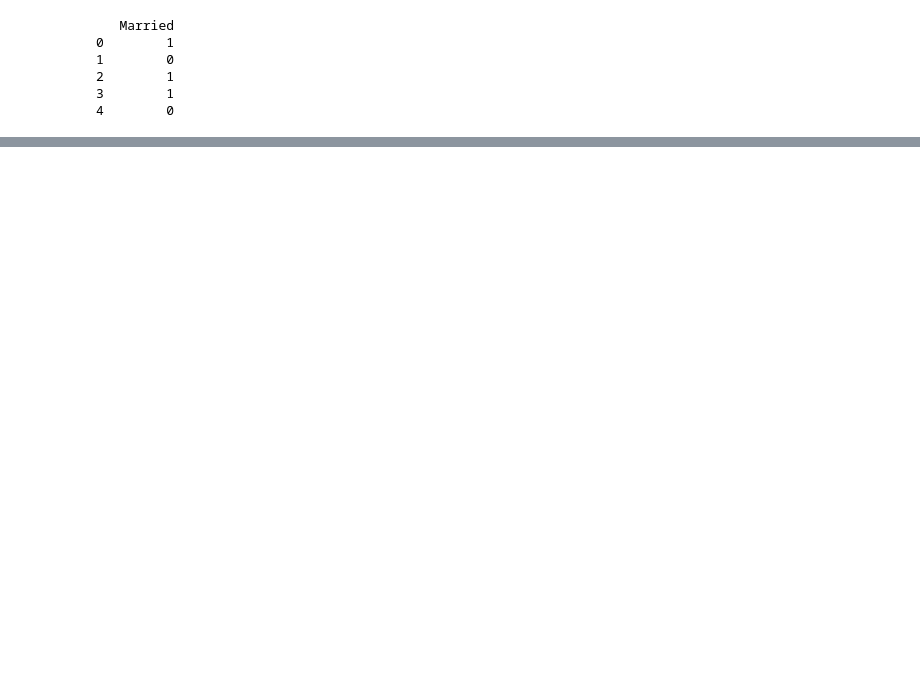
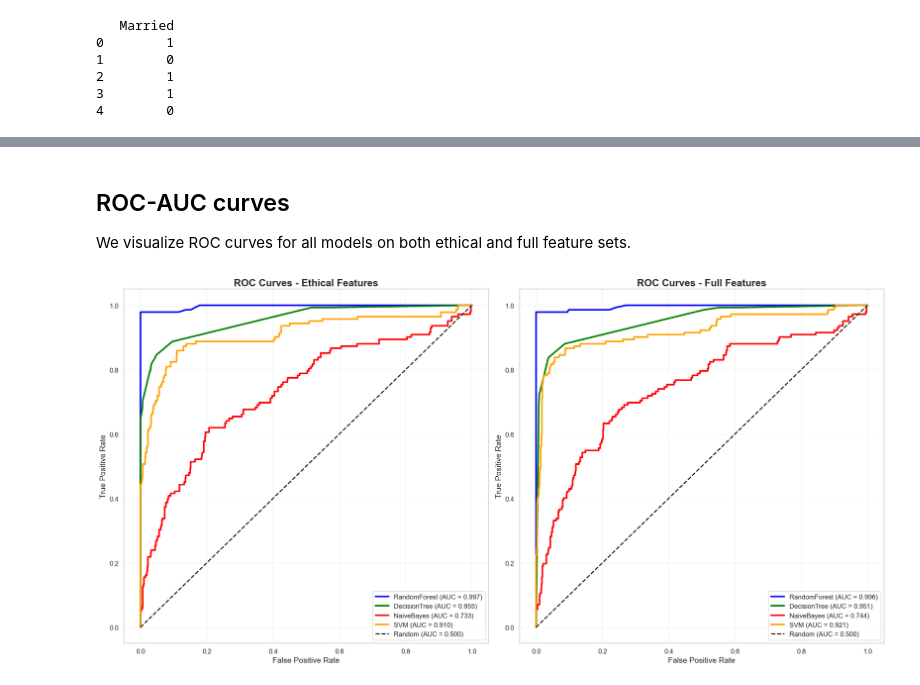
Before and after one commit to Low8/AI-group_5, a Jupyter notebook: project.ipynb, the cells around one changed output, grey strips where cells are left out. Cells and saved outputs as stored; diff of their text form; code cells hidden in the pictures; blank space fills up the shorter version.

Commit message:
some changes
ethical vs non ethical + roc auc

```diff
--- a/project.ipynb
+++ b/project.ipynb
@@ -325,8 +321,5 @@ print(final_df[['Married']].head())
 # %%
 final_df.to_csv(os.path.join('data', 'final_data_processed.csv'), index=False)
 # %%
-y = final_df["Attrition"]
-X = final_df.drop("Attrition", axis=1)
-
-X_train, X_test, y_train, y_test = train_test_split(X, y, test_size=0.3, random_state=42)
+# Data saved. Next: Ethical filtering and model training (see cells 24-35)
 # %% [markdown]
@@ -396,10 +326,0 @@ display(importance_df)  # Top 10 features
-# %%
-def report(y_test, y_pred, model_selected):
-    conf_matrix_log_reg = confusion_matrix(y_test, y_pred)
-    print(f"Confusion matrix ({model_selected}):\n", conf_matrix_log_reg)
-
-    class_report_log_reg = classification_report(y_test, y_pred)
-    print(f"Classification report ({model_selected}):\n", class_report_log_reg)
-
-for name, result in y_pred.items():
-    report(y_test, result, name)
@@ -427,0 +526,50 @@ weighted avg       0.84      0.75      0.78      1323
+# %% [markdown]
+## ROC-AUC curves
+
+We visualize ROC curves for all models on both ethical and full feature sets.
+# %%
+# Plot ROC curves for all models
+
+fig, axes = plt.subplots(1, 2, figsize=(20, 10))
+
+model_names = ['RandomForest', 'DecisionTree', 'NaiveBayes', 'SVM']
+colors = ['blue', 'green', 'red', 'orange']
+
+# Ethical features
+for i, name in enumerate(model_names):
+    if name in models_eth:
+        model = models_eth[name]
+        y_proba = model.predict_proba(X_test_eth_scaled)[:, 1]
+        fpr, tpr, _ = roc_curve(y_test_eth, y_proba)
+        auc = roc_auc_score(y_test_eth, y_proba)
+        axes[0].plot(fpr, tpr, label=f"{name} (AUC = {auc:.3f})", color=colors[i], linewidth=3)
+
+axes[0].plot([0, 1], [0, 1], 'k--', label='Random (AUC = 0.500)', linewidth=2)
+axes[0].set_title('ROC Curves - Ethical Features', fontsize=18, fontweight='bold')
+axes[0].set_xlabel('False Positive Rate', fontsize=14)
+axes[0].set_ylabel('True Positive Rate', fontsize=14)
+axes[0].legend(loc='lower right', fontsize=12)
+axes[0].tick_params(labelsize=12)
+axes[0].grid(True, alpha=0.3)
+
+# Full features
+for i, name in enumerate(model_names):
+    if name in models_full:
+        model = models_full[name]
+        y_proba = model.predict_proba(X_test_full_scaled)[:, 1]
+        fpr, tpr, _ = roc_curve(y_test_full, y_proba)
+        auc = roc_auc_score(y_test_full, y_proba)
+        axes[1].plot(fpr, tpr, label=f"{name} (AUC = {auc:.3f})", color=colors[i], linewidth=3)
+
+axes[1].plot([0, 1], [0, 1], 'k--', label='Random (AUC = 0.500)', linewidth=2)
+axes[1].set_title('ROC Curves - Full Features', fontsize=18, fontweight='bold')
+axes[1].set_xlabel('False Positive Rate', fontsize=14)
+axes[1].set_ylabel('True Positive Rate', fontsize=14)
+axes[1].legend(loc='lower right', fontsize=12)
+axes[1].tick_params(labelsize=12)
+axes[1].grid(True, alpha=0.3)
+
+plt.tight_layout()
+plt.show()
+# %% [output]
+[figure, added]
```
Also changed, not shown: parts of 20 cells of this notebook.
